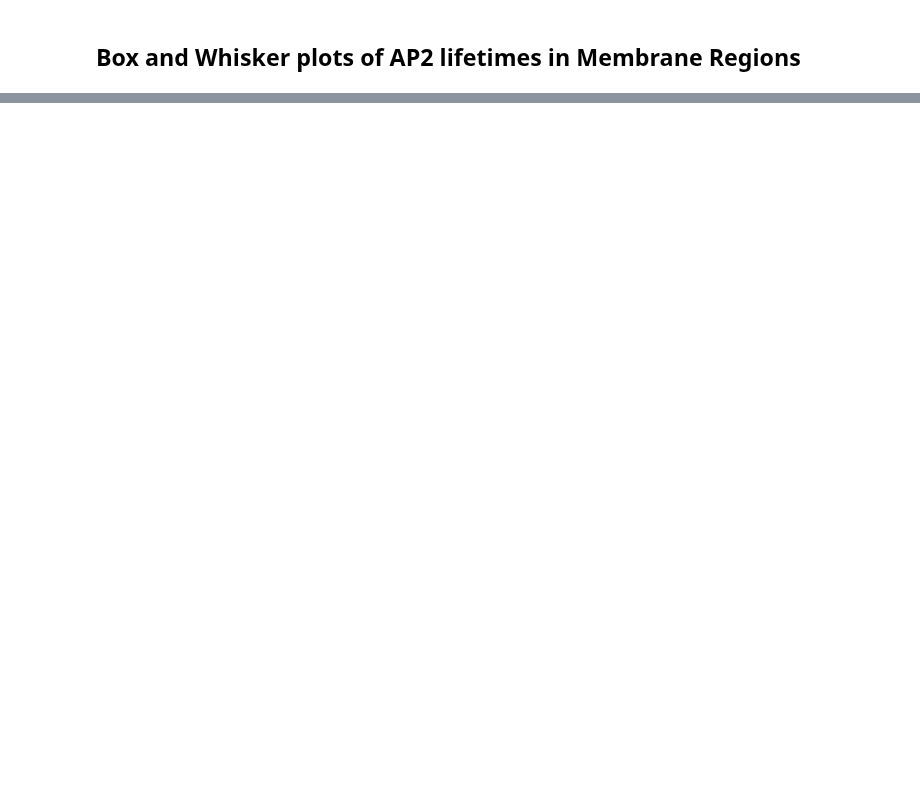
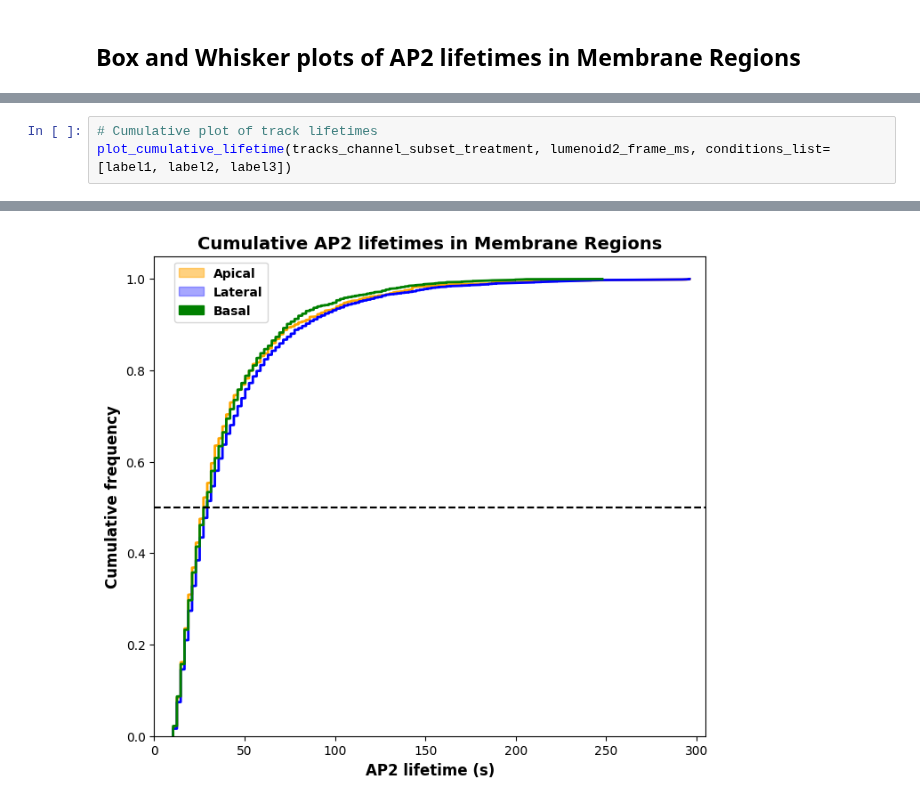
Before and after one commit to MatsulabUW/LLSM-CME-ANALYSIS, a Jupyter notebook: Final/Jupyter_Notebooks/matlab_interface/segmented_endocytosis_plots.ipynb, the cells around one changed output, grey strips where cells are left out. Cells and saved outputs as stored; diff of their text form; blank space fills up the shorter version.

```diff
--- a/Final/Jupyter_Notebooks/matlab_interface/segmented_endocytosis_plots.ipynb
+++ b/Final/Jupyter_Notebooks/matlab_interface/segmented_endocytosis_plots.ipynb
@@ -222,0 +299,4 @@ compareLumenoidsBoxPlot(boxplot_data_lumenoid2, compare_lumenoid_df, 'All', 'Lum
+# %%
+# Cumulative plot of track lifetimes
+plot_cumulative_lifetime(tracks_channel_subset_treatment, lumenoid2_frame_ms, conditions_list=[label1, label2, label3])
+# %% [output]
@@ -222,0 +304 @@ compareLumenoidsBoxPlot(boxplot_data_lumenoid2, compare_lumenoid_df, 'All', 'Lum
+[figure, added]
```
Also changed, not shown: parts of 22 cells of this notebook.
